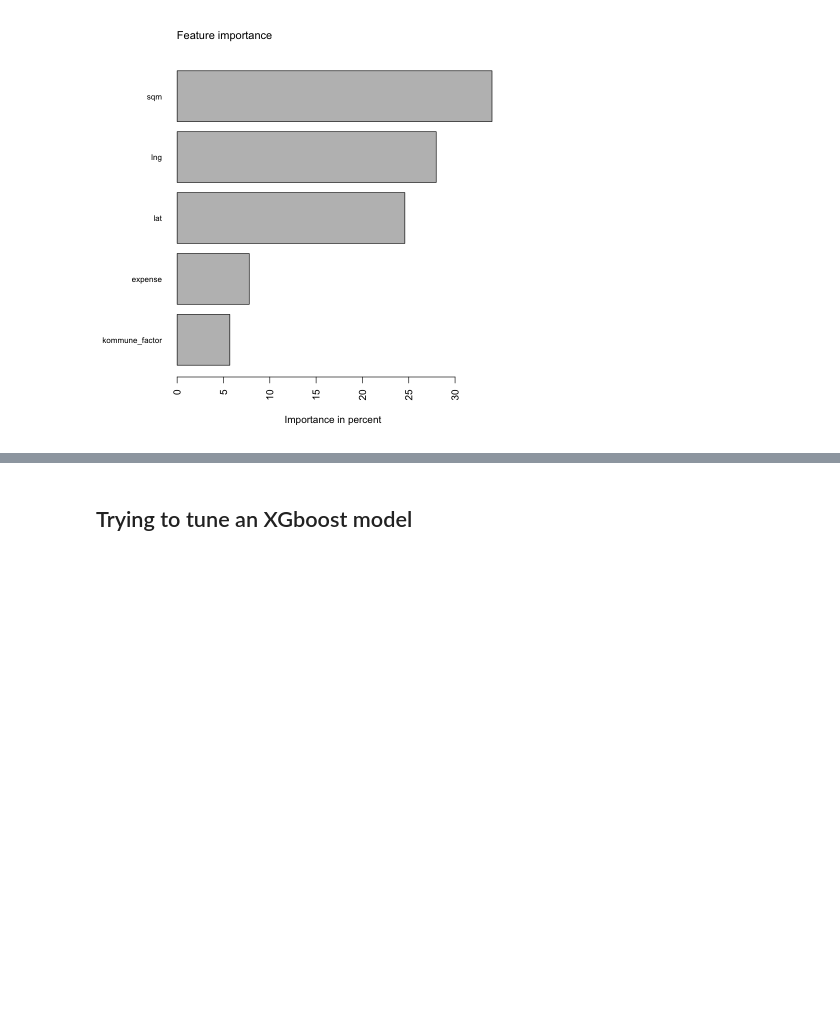
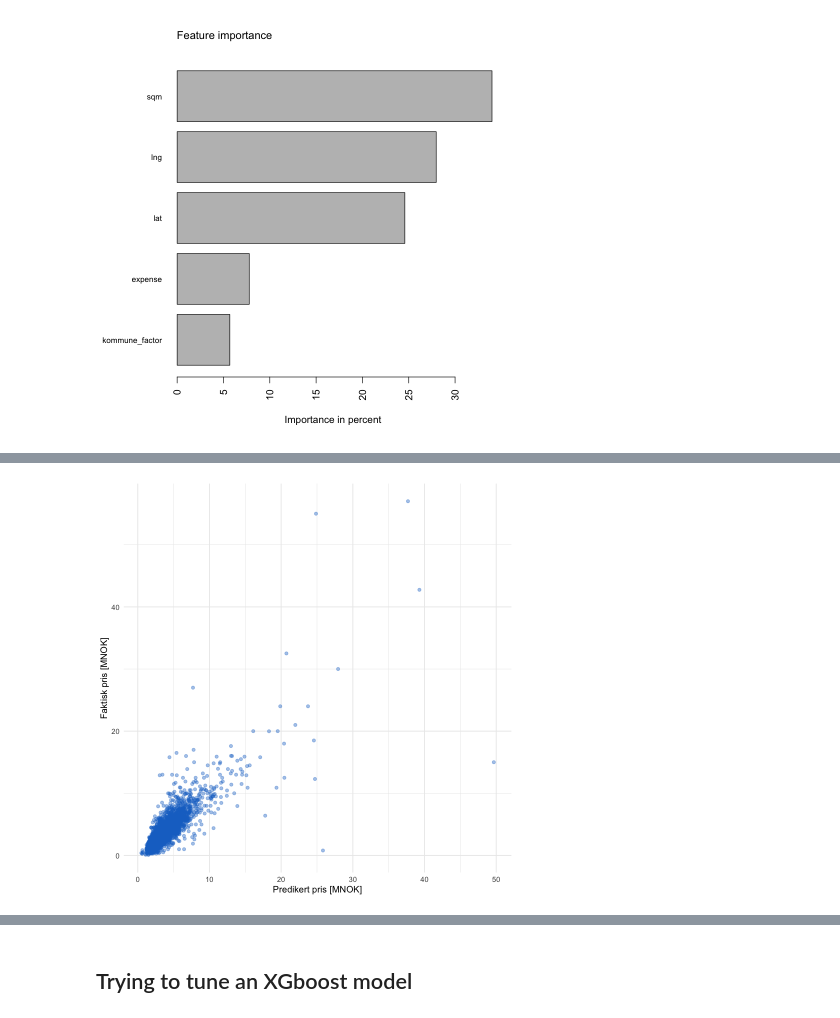
Before and after one commit to GunGro/MA8701, a Jupyter notebook: project3_ipynb/04_xgb_model.ipynb, the cells around one changed output, grey strips where cells are left out. Drawn from its saved outputs; the diff is of its cells as text; code cells hidden in the pictures; blank space fills up the shorter version.

```diff
--- a/project3_ipynb/04_xgb_model.ipynb
+++ b/project3_ipynb/04_xgb_model.ipynb
@@ -192,3 +199,11 @@ gbt.importance(colnames(X), model)
            sqm            lng            lat        expense kommune_factor
      33.985849      27.965003      24.578501       7.784482       5.686165
 [figure]
+# %%
+model_preds <-
+  predict(model, as.matrix(X_test)) %>%
+  bind_cols(test_raw) %>%
+  rename(estimate     = "...1",
+         truth        = tot_price) %>%
+  mutate(abs_dev      = abs(truth - estimate),
+         abs_dev_perc = abs_dev/truth)
@@ -194,0 +220,13 @@ gbt.importance(colnames(X), model)
+# %%
+##################################### #
+# Plot predictions ----
+##################################### #
+# Truth vs estimation
+model_preds %>%
+  ggplot(aes(x = estimate/1000000, y = truth/1000000)) +
+  geom_point(color = "dodgerblue3", alpha = 0.4) +
+  labs(x = "Predikert pris [MNOK]",
+       y = "Faktisk pris [MNOK]") +
+  theme_minimal()
+# %% [output]
+[figure, added]
```
Also changed, not shown: parts of 8 cells of this notebook.
